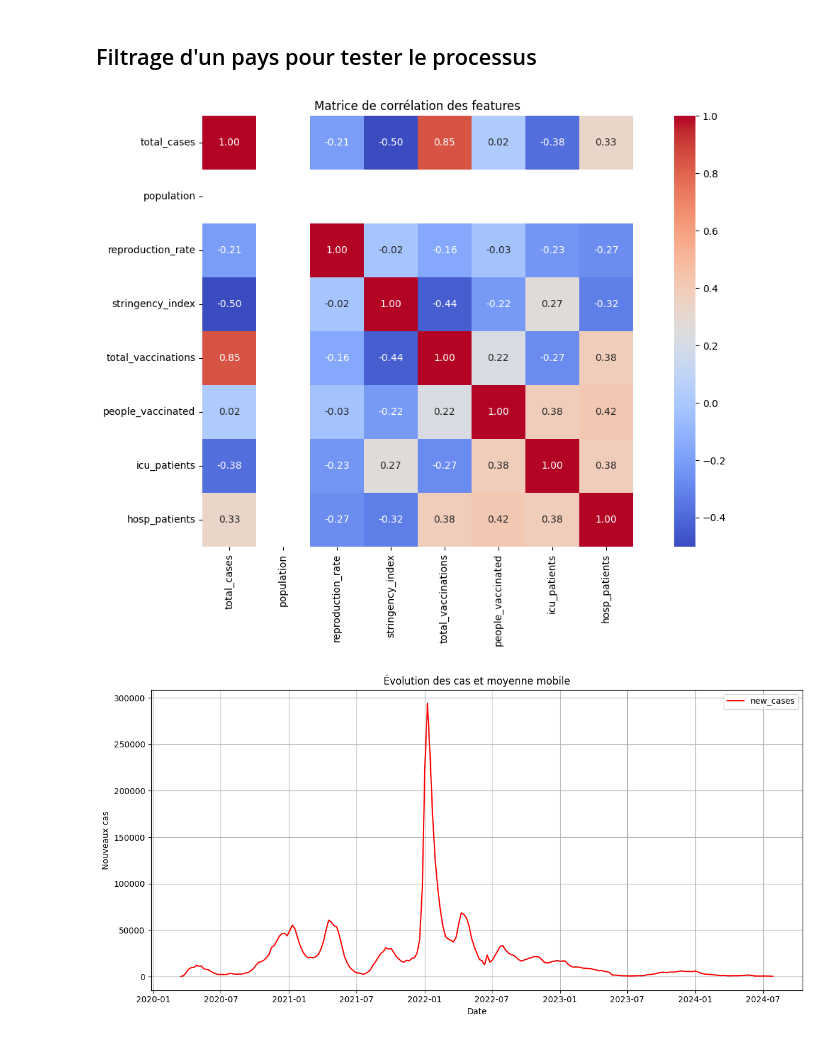
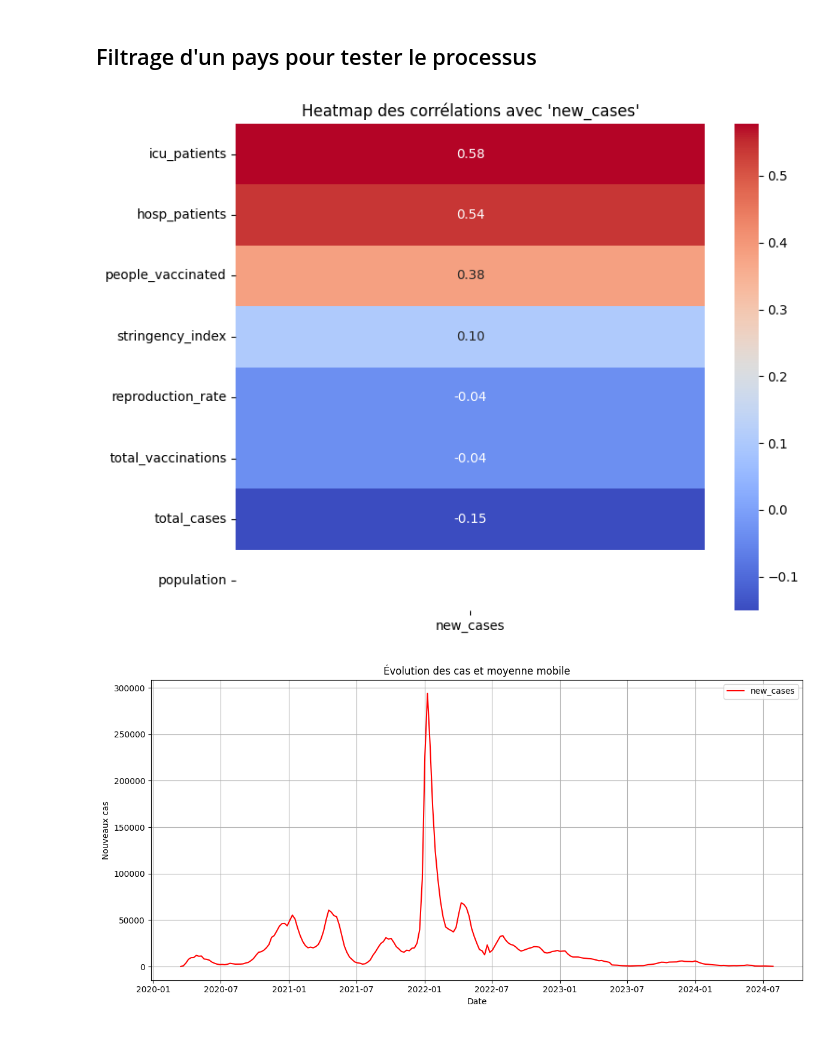
Before and after one commit to DJOUMESSI2004/mspr2, a Jupyter notebook: ml/notebook/exploration_canada.ipynb, the cells around one changed output. Saved outputs shown, nothing was run; the diff lists cells and outputs as text; code cells hidden in the pictures.

```diff
--- a/ml/notebook/exploration_canada.ipynb
+++ b/ml/notebook/exploration_canada.ipynb
@@ -153,14 +159,21 @@ features = [
 target = "new_cases"
 # %%
 # visualisation de la corrélation entre les features sélectionnées
-plt.figure(figsize=(12, 8))
-sns.heatmap(df_fr[features].corr(), annot=True, fmt=".2f", cmap="coolwarm", square=True)
-plt.title("Matrice de corrélation des features")
+
+# On garde uniquement les lignes sans valeurs manquantes
+df_corr = df_fr[features + [target]].dropna()
+
+# Corrélation entre chaque feature et la cible
+correlations = df_corr.corr()[[target]].drop(target).sort_values(by=target, ascending=False)
+
+# Heatmap verticale comme XGBoost
+plt.figure(figsize=(8, 6))
+sns.heatmap(correlations, annot=True, cmap="coolwarm", fmt=".2f")
+plt.title("Heatmap des corrélations avec 'new_cases'")
 plt.tight_layout()
-# Affichage des graphiques
 plt.show()
 # %% [output]
-[figure, old version]
+[figure, new version]
 # %%
 # Nettoyage au cas où certaines colonnes contiennent des NaN
 df_model = df_fr[["date", "country"] + features + [target]].dropna() # bien qu'elle soit déjà nettoyée, on s'assure qu'il n'y a pas de NaN dans les colonnes utilisées pour le modèle
```
Also changed, not shown: parts of 37 cells of this notebook, 1 other file.
